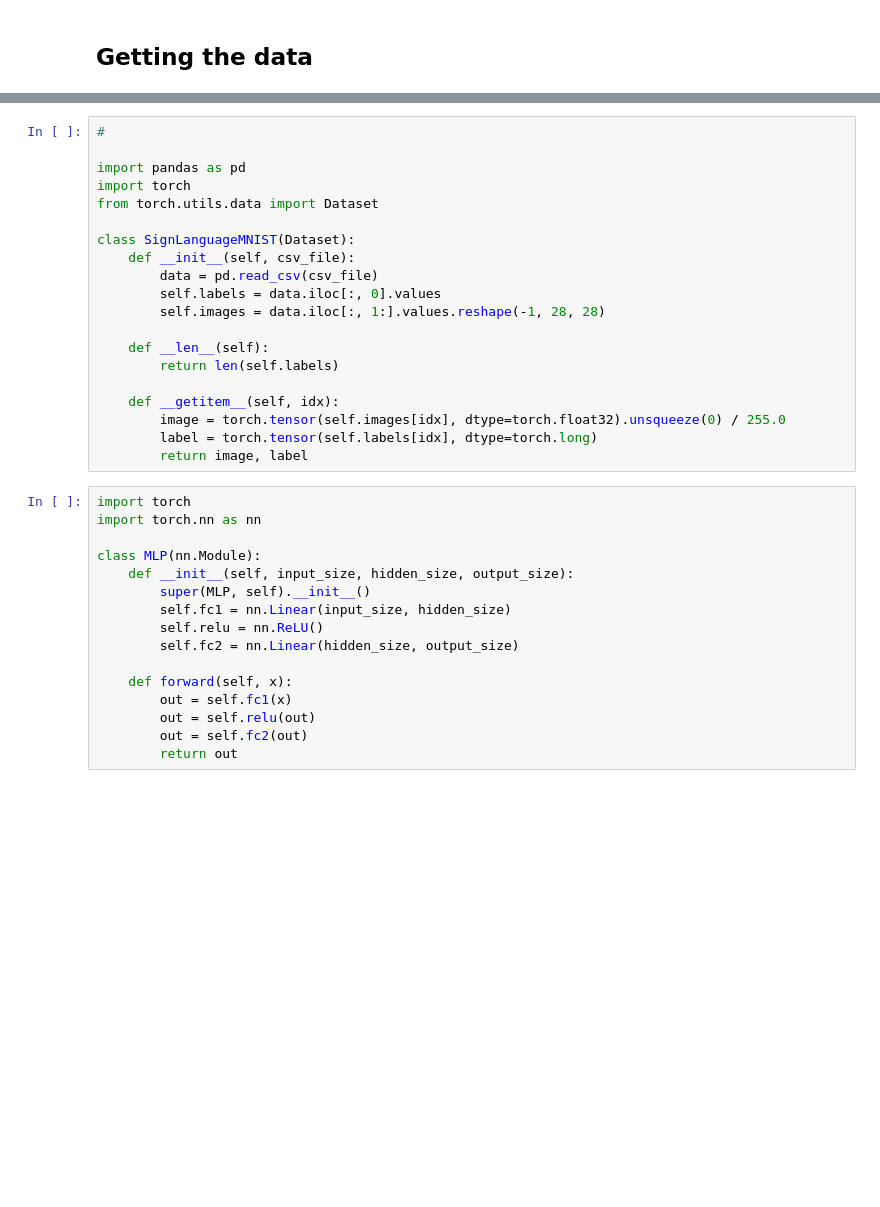
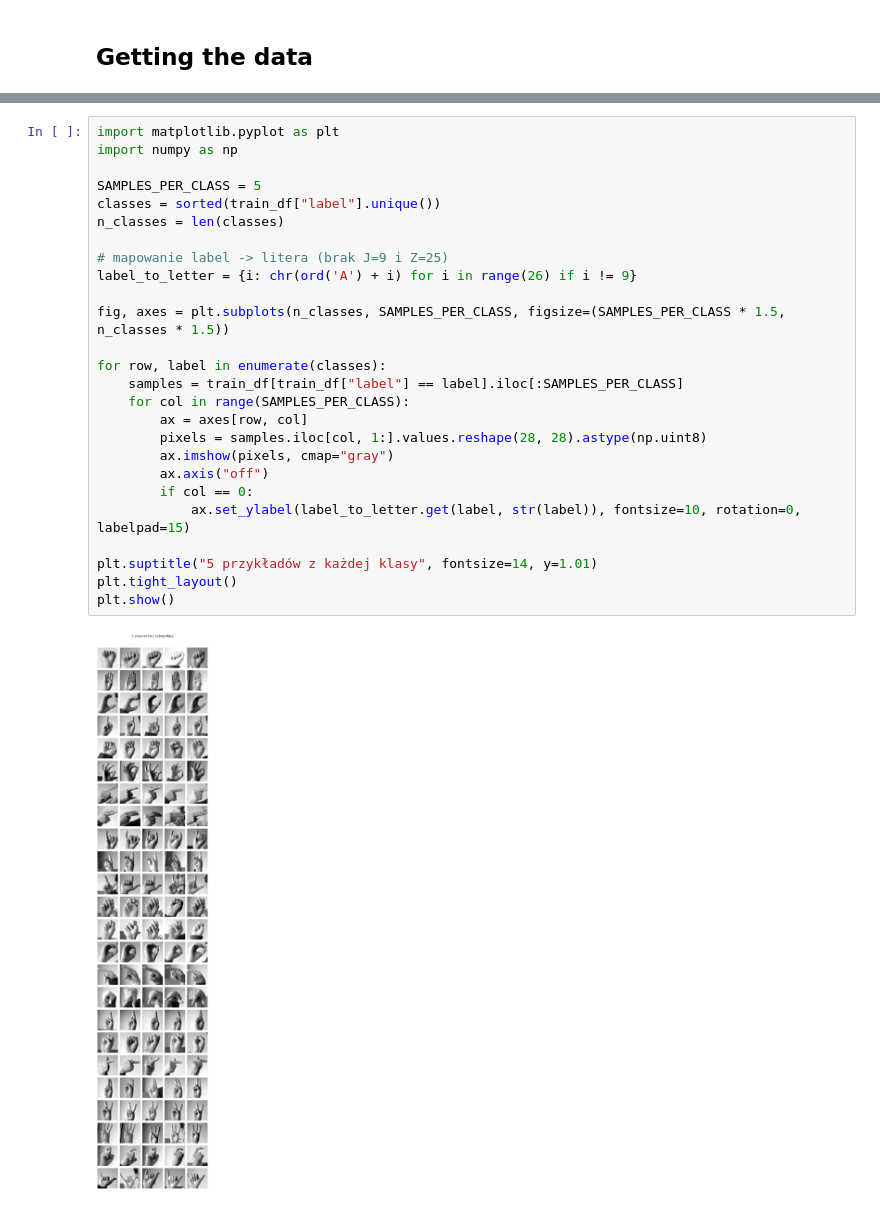
Before and after one commit to Owczany/Semestr-6, a Jupyter notebook: neural_networks/project/task.ipynb, the cells around one changed output, grey strips where cells are left out. Saved outputs shown, nothing was run; the diff lists cells and outputs as text; blank space fills up the shorter version.

```diff
--- a/neural_networks/project/task.ipynb
+++ b/neural_networks/project/task.ipynb
@@ -108,36 +71,28 @@ plt.show()
-# %%
-#
-
-import pandas as pd
-import torch
-from torch.utils.data import Dataset
-
-class SignLanguageMNIST(Dataset):
-    def __init__(self, csv_file):
-        data = pd.read_csv(csv_file)
-        self.labels = data.iloc[:, 0].values
-        self.images = data.iloc[:, 1:].values.reshape(-1, 28, 28)
-
-    def __len__(self):
-        return len(self.labels)
-
-    def __getitem__(self, idx):
-        image = torch.tensor(self.images[idx], dtype=torch.float32).unsqueeze(0) / 255.0
-        label = torch.tensor(self.labels[idx], dtype=torch.long)
-        return image, label
-# %%
-import torch
-import torch.nn as nn
-
-class MLP(nn.Module):
-    def __init__(self, input_size, hidden_size, output_size):
-        super(MLP, self).__init__()
-        self.fc1 = nn.Linear(input_size, hidden_size)
-        self.relu = nn.ReLU()
-        self.fc2 = nn.Linear(hidden_size, output_size)
-
-    def forward(self, x):
-        out = self.fc1(x)
-        out = self.relu(out)
-        out = self.fc2(out)
-        return out
+# %%
+import matplotlib.pyplot as plt
+import numpy as np
+
+SAMPLES_PER_CLASS = 5
+classes = sorted(train_df["label"].unique())
+n_classes = len(classes)
+
+# mapowanie label -> litera (brak J=9 i Z=25)
+label_to_letter = {i: chr(ord('A') + i) for i in range(26) if i != 9}
+
+fig, axes = plt.subplots(n_classes, SAMPLES_PER_CLASS, figsize=(SAMPLES_PER_CLASS * 1.5, n_classes * 1.5))
+
+for row, label in enumerate(classes):
+    samples = train_df[train_df["label"] == label].iloc[:SAMPLES_PER_CLASS]
+    for col in range(SAMPLES_PER_CLASS):
+        ax = axes[row, col]
+        pixels = samples.iloc[col, 1:].values.reshape(28, 28).astype(np.uint8)
+        ax.imshow(pixels, cmap="gray")
+        ax.axis("off")
+        if col == 0:
+            ax.set_ylabel(label_to_letter.get(label, str(label)), fontsize=10, rotation=0, labelpad=15)
+
+plt.suptitle("5 przykładów z każdej klasy", fontsize=14, y=1.01)
+plt.tight_layout()
+plt.show()
+# %% [output]
+[figure, added]
```
Also changed, not shown: parts of 15 cells of this notebook, 15 other files.
